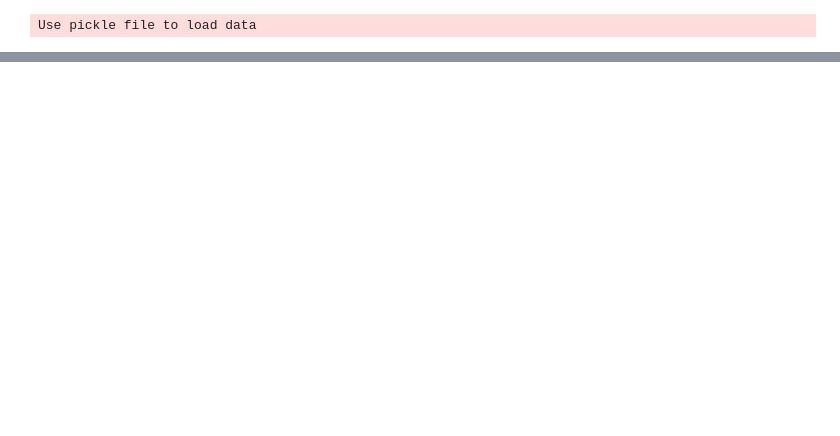
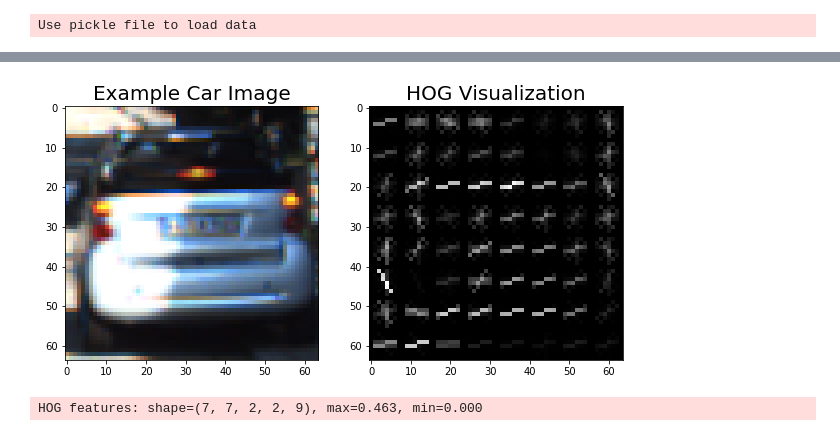
Before and after one commit to WangYuanMike/CarND-Vehicle-Detection, a Jupyter notebook: vehicle_detection.ipynb, the cells around one changed output, grey strips where cells are left out. Cells and saved outputs as stored; diff of their text form; code cells hidden in the pictures; blank space fills up the shorter version.

```diff
--- a/vehicle_detection.ipynb
+++ b/vehicle_detection.ipynb
@@ -94,0 +93,47 @@ plt.show()
+# %%
+from skimage.feature import hog
+import cv2
+
+# Define a function to return HOG features and visualization
+def get_hog_features(img, orient=9, pix_per_cell=8, cell_per_block=2, vis=False, feature_vec=True):
+    if vis == True:
+        features, hog_image = hog(img, orientations=orient, pixels_per_cell=(pix_per_cell, pix_per_cell),
+                                  cells_per_block=(cell_per_block, cell_per_block), transform_sqrt=False,
+                                  visualise=True, feature_vector=False)
+        return features, hog_image
+    else:
+        features = hog(img, orientations=orient, pixels_per_cell=(pix_per_cell, pix_per_cell),
+                       cells_per_block=(cell_per_block, cell_per_block), transform_sqrt=False,
+                       visualise=False, feature_vector=feature_vec)
+        return features
+
+# Generate a random index to look at a car image
+ind = np.random.randint(0, len(vehicle_images))
+
+# Read in the image
+image = vehicle_images[ind]
+gray = cv2.cvtColor(image, cv2.COLOR_RGB2GRAY)
+
+# Define HOG parameters
+orient = 9
+pix_per_cell = 8
+cell_per_block = 2
+
+# Call our function with vis=True to see an image output
+features, hog_image = get_hog_features(gray, orient,
+                        pix_per_cell, cell_per_block,
+                        vis=True, feature_vec=False)
+
+# Plot the examples
+_, (ax1, ax2) = plt.subplots(1, 2, figsize=(10,5))
+ax1.imshow(image / 255, cmap='gray')
+ax1.set_title('Example Car Image', fontsize=20)
+ax2.imshow(hog_image / 255, cmap='gray')
+ax2.set_title('HOG Visualization', fontsize=20)
+plt.show()
+
+# The HOG visualization is not actually the feature vector, which contains 7x7x2x2x9 = 1764 features,
+# but rather, a representation that shows the dominant gradient direction within each cell(so it is 8x8x9)
+# with brightness corresponding to the strength of gradients in that cell
+logger.info('HOG features: shape={}, max={:.3f}, min={:.3f}'.format(np.shape(features), np.max(features), np.min(features)))
+# %% [output]
@@ -94,0 +142,2 @@ plt.show()
+[figure, added]
+HOG features: shape=(7, 7, 2, 2, 9), max=0.463, min=0.000
```
Also changed, not shown: parts of 15 cells of this notebook.
